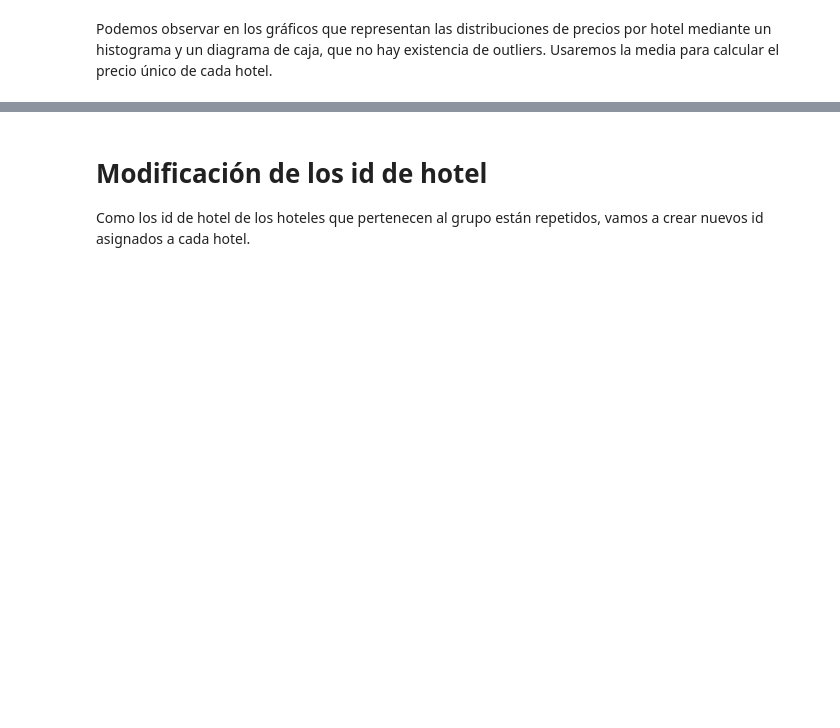
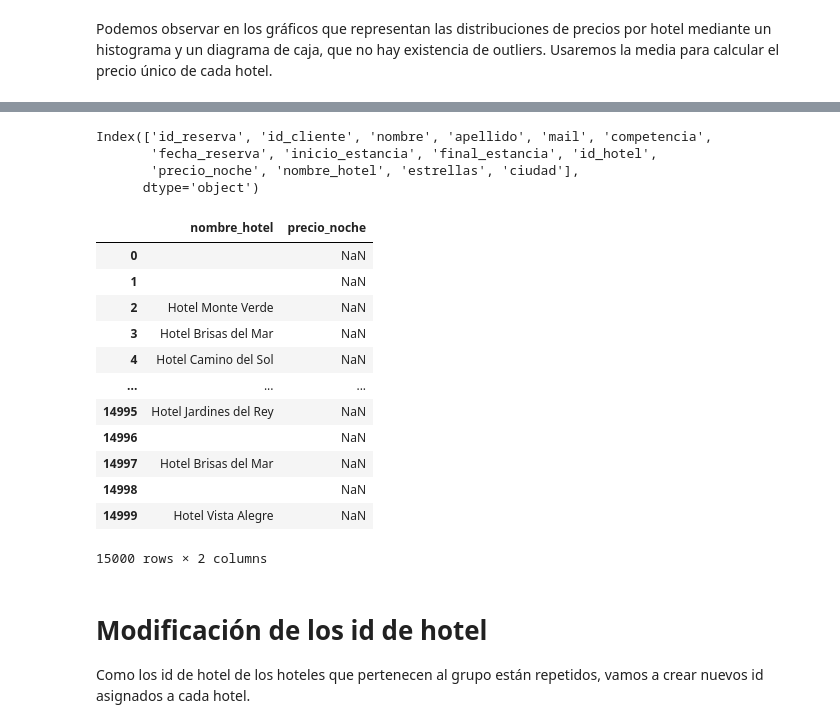
Before and after one commit to Gabijc/Proyecto_ETL_Hoteles, a Jupyter notebook: Notebooks/Analisis_inicial.ipynb, the cells around one changed output, grey strips where cells are left out. Cells and saved outputs as stored; diff of their text form; code cells hidden in the pictures; blank space fills up the shorter version.

```diff
--- a/Notebooks/Analisis_inicial.ipynb
+++ b/Notebooks/Analisis_inicial.ipynb
@@ -701,3 +706,26 @@ lista = dataframe[lista_columnas[0]].unique()
+# %%
+data.columns
+# %% [output]
+Index(['id_reserva', 'id_cliente', 'nombre', 'apellido', 'mail', 'competencia',
+       'fecha_reserva', 'inicio_estancia', 'final_estancia', 'id_hotel',
+       'precio_noche', 'nombre_hotel', 'estrellas', 'ciudad'],
+      dtype='object')
+# %%
+data[["nombre_hotel", "precio_noche"]]
+# %% [output]
+|  | nombre_hotel | precio_noche |
+| 0 |  | NaN |
+| 1 |  | NaN |
+| 2 | Hotel Monte Verde | NaN |
+| 3 | Hotel Brisas del Mar | NaN |
+| 4 | Hotel Camino del Sol | NaN |
+| ... | ... | ... |
+| 14995 | Hotel Jardines del Rey | NaN |
+| 14996 |  | NaN |
+| 14997 | Hotel Brisas del Mar | NaN |
+| 14998 |  | NaN |
+| 14999 | Hotel Vista Alegre | NaN |
+15000 rows × 2 columns
 # %% [markdown]
 # Modificación de los id de hotel
 Como los id de hotel de los hoteles que pertenecen al grupo están repetidos, vamos a crear nuevos id asignados a cada hotel.
```
Also changed, not shown: parts of 4 cells of this notebook, 2 other files.
